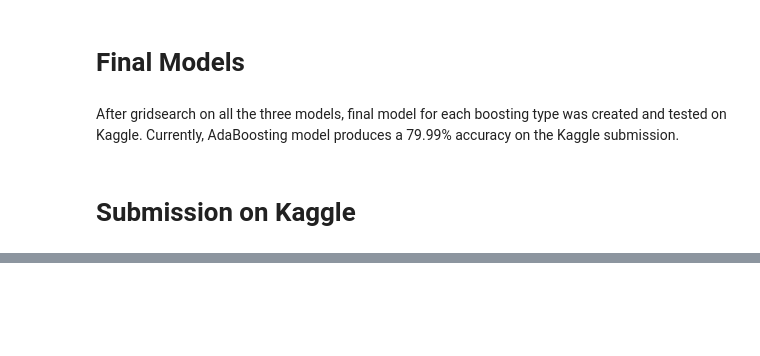
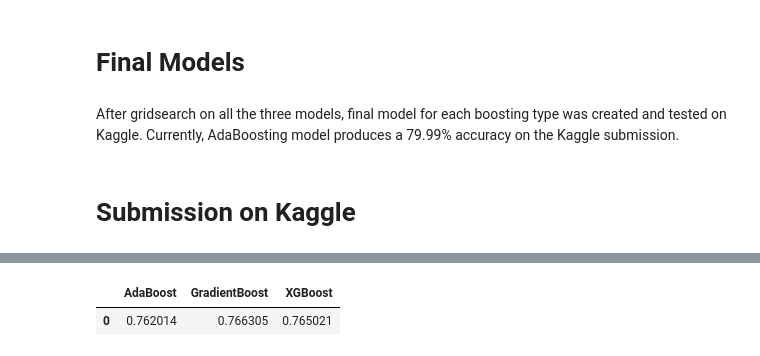
Before and after one commit to RuchitDoshi/Avarto_Customer_Segmentation, a Jupyter notebook: Supervised_learning.ipynb, the cells around one changed output, grey strips where cells are left out. Drawn from its saved outputs; the diff is of its cells as text; code cells hidden in the pictures; blank space fills up the shorter version.

```diff
--- a/Supervised_learning.ipynb
+++ b/Supervised_learning.ipynb
@@ -568,0 +619,9 @@ submission(xgb,'Submission_3')
+# %%
+final_score=pd.DataFrame(np.array(cv1.best_score_).reshape(1,1),columns=['AdaBoost'])
+final_score['GradientBoost']=np.array(cv2.best_score_).reshape(1,1)
+final_score['XGBoost']=np.array(cv3.best_score_).reshape(1,1)
+# %%
+final_score
+# %% [output]
+|  | AdaBoost | GradientBoost | XGBoost |
+| 0 | 0.762014 | 0.766305 | 0.765021 |
```
Also changed, not shown: parts of 22 cells of this notebook, 6 other files.
